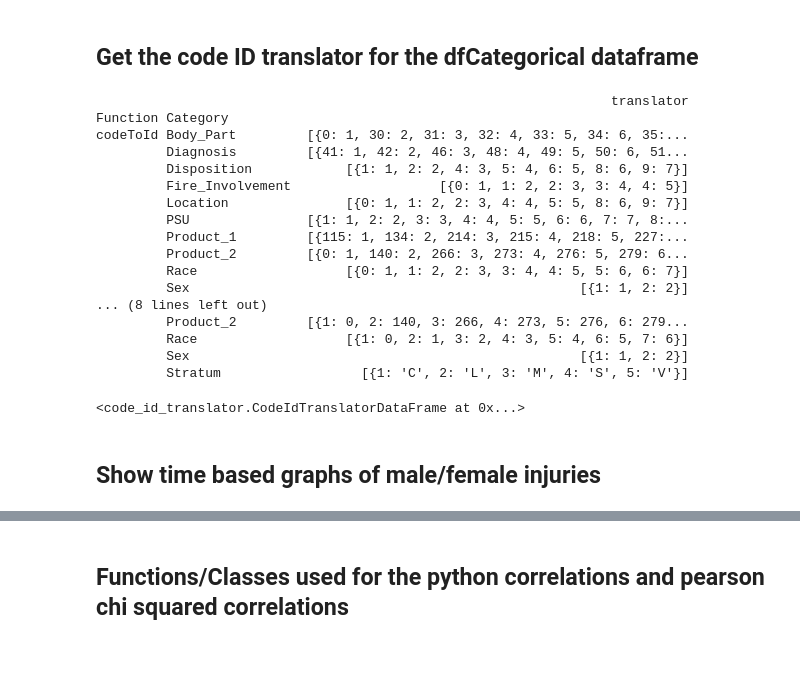
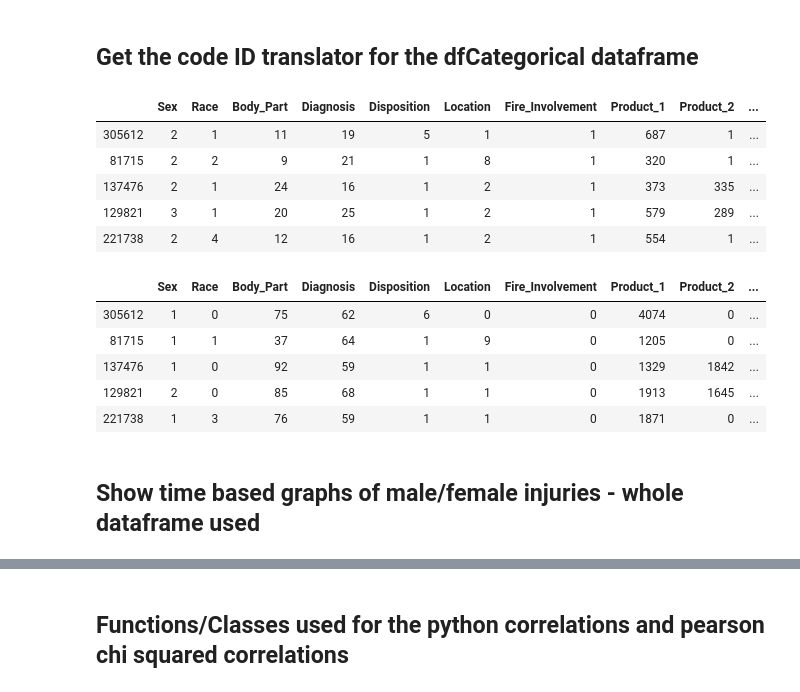
Before and after one commit to mrcorbett/MET_CS677_DataScienceWithPython, a Jupyter notebook: Project/bicycle_crashes_neiss_v10.ipynb, the cells around one changed output, grey strips where cells are left out. Drawn from its saved outputs; the diff is of its cells as text; code cells hidden in the pictures; blank space fills up the shorter version.

```diff
--- a/Project/bicycle_crashes_neiss_v10.ipynb
+++ b/Project/bicycle_crashes_neiss_v10.ipynb
@@ -129,40 +220,37 @@ dfCategorical.head()
 # %% [markdown]
 ## Get the code ID translator for the dfCategorical dataframe
-# %%
-codeIdTranslator = CodeIdTranslatorDataFrame(dfCategorical, categories)
-codeIdTranslator.transformColumns()
-codeIdTranslator
-# %% [output]
-                                                                  translator
-Function Category
-codeToId Body_Part         [{0: 1, 30: 2, 31: 3, 32: 4, 33: 5, 34: 6, 35:...
-         Diagnosis         [{41: 1, 42: 2, 46: 3, 48: 4, 49: 5, 50: 6, 51...
-         Disposition            [{1: 1, 2: 2, 4: 3, 5: 4, 6: 5, 8: 6, 9: 7}]
-         Fire_Involvement                   [{0: 1, 1: 2, 2: 3, 3: 4, 4: 5}]
-         Location               [{0: 1, 1: 2, 2: 3, 4: 4, 5: 5, 8: 6, 9: 7}]
-         PSU               [{1: 1, 2: 2, 3: 3, 4: 4, 5: 5, 6: 6, 7: 7, 8:...
-         Product_1         [{115: 1, 134: 2, 214: 3, 215: 4, 218: 5, 227:...
-         Product_2         [{0: 1, 140: 2, 266: 3, 273: 4, 276: 5, 279: 6...
-         Race                   [{0: 1, 1: 2, 2: 3, 3: 4, 4: 5, 5: 6, 6: 7}]
-         Sex                                                  [{1: 1, 2: 2}]
-... (8 lines left out)
-         Product_2         [{1: 0, 2: 140, 3: 266, 4: 273, 5: 276, 6: 279...
-         Race                   [{1: 0, 2: 1, 3: 2, 4: 3, 5: 4, 6: 5, 7: 6}]
-         Sex                                                  [{1: 1, 2: 2}]
-         Stratum                  [{1: 'C', 2: 'L', 3: 'M', 4: 'S', 5: 'V'}]
-<code_id_translator.CodeIdTranslatorDataFrame at 0x...>
 # %%
-currentState = codeIdTranslator.getState()
+#currentState = neissSubset.getCodeIdTranslator().getState()
 
-codeIdTranslator.setState('id')
-dfCorrelationsId = codeIdTranslator.getDataFrame().copy()
+#neissSubset.getCodeIdTranslator().setState('id')
+#dfCorrelationsId = neissSubset.getCodeIdTranslator().getDataFrame().copy()
 
-codeIdTranslator.setState('code')
-dfCorrelationsCode = codeIdTranslator.getDataFrame().copy()
+#neissSubset.getCodeIdTranslator().setState('code')
+#dfCorrelationsCode = neissSubset.getCodeIdTranslator().getDataFrame().copy()#
 
-codeIdTranslator.setState(currentState)
+#neissSubset.getCodeIdTranslator().setState(currentState)
+
+
+neissSubset.getIdToCodeDataframe().head()
+# %% [output]
+|  | Sex | Race | Body_Part | Diagnosis | Disposition | Location | Fire_Involvement | Product_1 | Product_2 | ... |
+| 305612 | 2 | 1 | 11 | 19 | 5 | 1 | 1 | 687 | 1 | ... |
+| 81715 | 2 | 2 | 9 | 21 | 1 | 8 | 1 | 320 | 1 | ... |
+| 137476 | 2 | 1 | 24 | 16 | 1 | 2 | 1 | 373 | 335 | ... |
+| 129821 | 3 | 1 | 20 | 25 | 1 | 2 | 1 | 579 | 289 | ... |
+| 221738 | 2 | 4 | 12 | 16 | 1 | 2 | 1 | 554 | 1 | ... |
+# %%
+
+neissSubset.getCodeToIdDataframe().head()
+# %% [output]
+|  | Sex | Race | Body_Part | Diagnosis | Disposition | Location | Fire_Involvement | Product_1 | Product_2 | ... |
+| 305612 | 1 | 0 | 75 | 62 | 6 | 0 | 0 | 4074 | 0 | ... |
+| 81715 | 1 | 1 | 37 | 64 | 1 | 9 | 0 | 1205 | 0 | ... |
+| 137476 | 1 | 0 | 92 | 59 | 1 | 1 | 0 | 1329 | 1842 | ... |
+| 129821 | 2 | 0 | 85 | 68 | 1 | 1 | 0 | 1913 | 1645 | ... |
+| 221738 | 1 | 3 | 76 | 59 | 1 | 1 | 0 | 1871 | 0 | ... |
 # %% [markdown]
-## Show time based graphs of male/female injuries
+## Show time based graphs of male/female injuries - whole dataframe used
 # %%
 if True == Includes.TimeBasedGraphs:
     stat_name = 'Sex'
```
Also changed, not shown: parts of 39 cells of this notebook, 23 other files.
